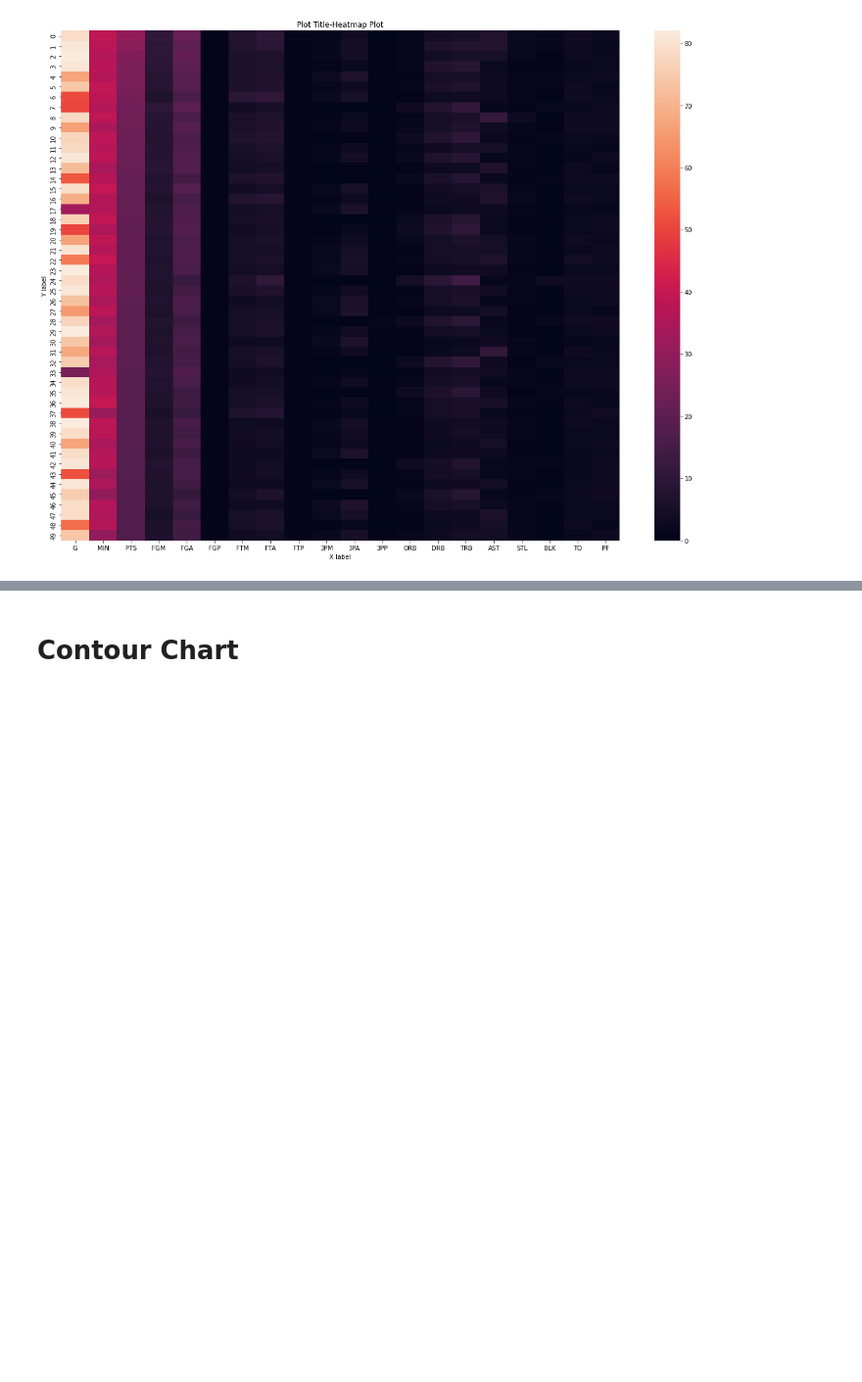
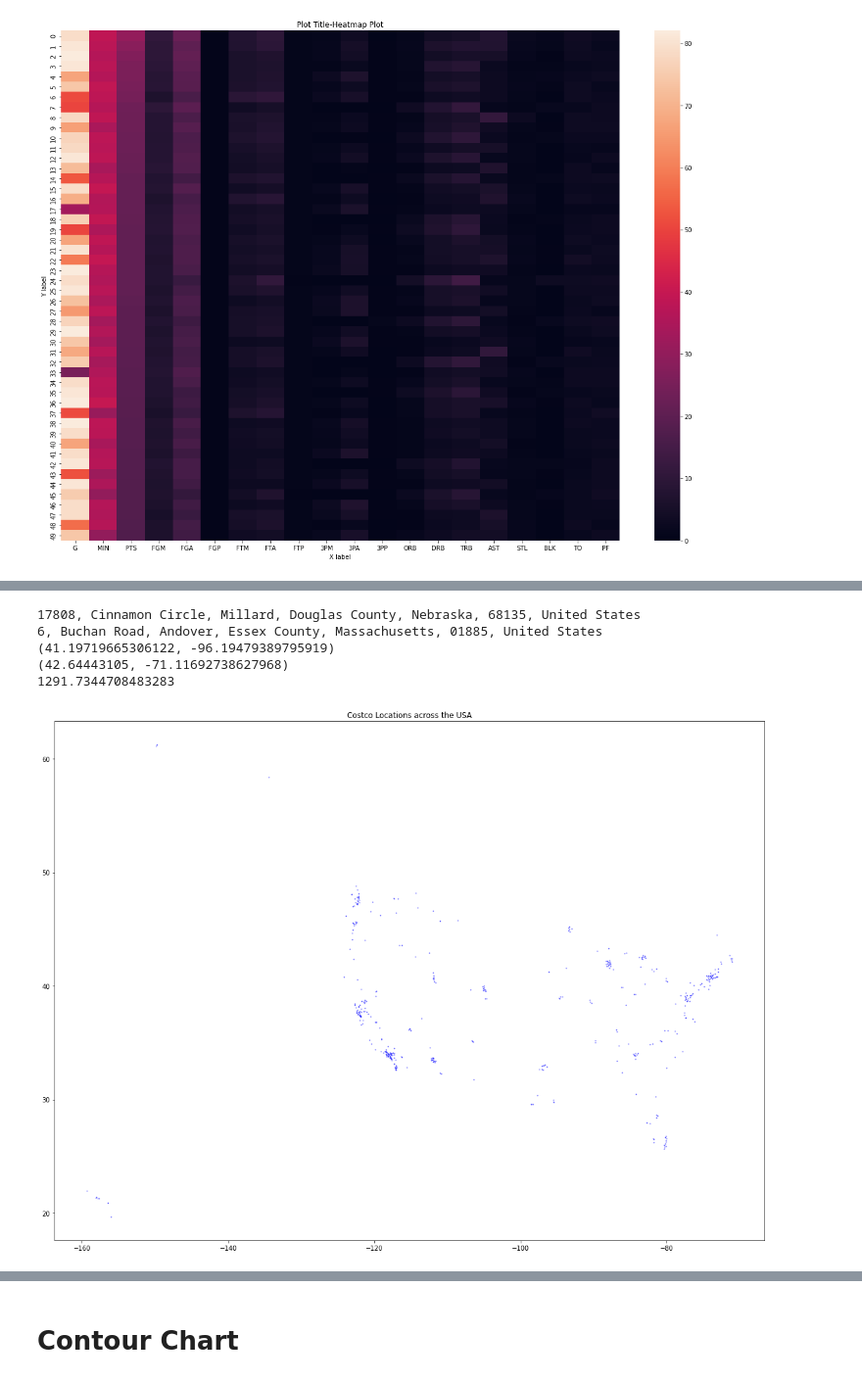
Before and after one commit to samantoz/dsc640-data_presentation, a Jupyter notebook: notebook/ex5.2.ipynb, the cells around one changed output, grey strips where cells are left out. Shown at 98% size. Saved outputs shown, nothing was run; the diff lists cells and outputs as text; code cells hidden in the pictures; blank space fills up the shorter version.

```diff
--- a/notebook/ex5.2.ipynb
+++ b/notebook/ex5.2.ipynb
@@ -89,0 +92,36 @@ plt.show()
+# %%
+from geopy.geocoders import Nominatim
+from geopy.distance import geodesic
+
+geolocator = Nominatim(user_agent='MyTestApp')
+
+location1 = geolocator.geocode("17808 Cinnamon Cir NE")
+print(location1.address)
+location2 = geolocator.geocode("6 Buchan Road MA")
+print(location2.address)
+print((location1.latitude, location1.longitude))
+print((location2.latitude, location2.longitude))
+## print(location.raw)
+arindamHome = (location1.latitude, location1.longitude)
+mamuniHome = (location2.latitude, location2.longitude)
+print(geodesic(arindamHome, mamuniHome).miles)
+# %% [output]
+17808, Cinnamon Circle, Millard, Douglas County, Nebraska, 68135, United States
+6, Buchan Road, Andover, Essex County, Massachusetts, 01885, United States
+(41.19719665306122, -96.19479389795919)
+(42.64443105, -71.11692738627968)
+1291.7344708483283
+# %%
+# costcos.head()
+
+# city_long_border = (-74.03, -73.75)
+# city_lat_border = (40.63, 40.85)
+ax = plt.scatter(costcos['Longitude'].values, costcos['Latitude'].values,
+                 color='blue', s=1, label='train', alpha=0.5)
+ax.axes.set_title('Costco Locations across the USA')
+ax.figure.set_size_inches(20,15)
+# plt.ylim(city_lat_border)
+# plt.xlim(city_long_border)
+plt.show()
+# %% [output]
+[figure, added]
```
Also changed, not shown: parts of 5 cells of this notebook, 1 other file.
